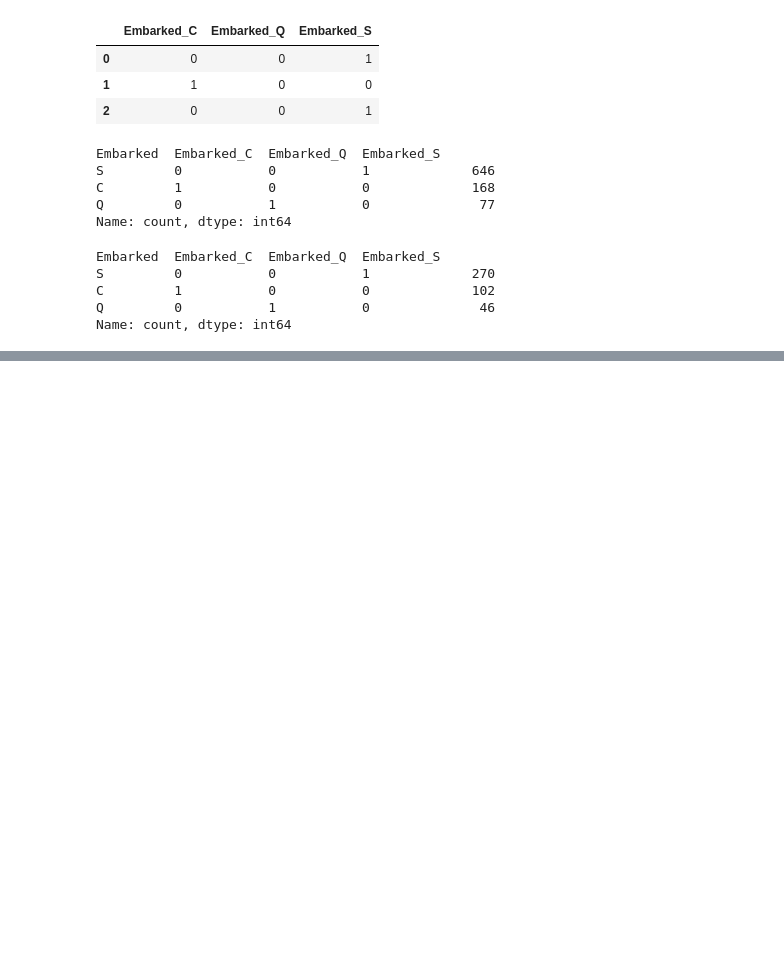
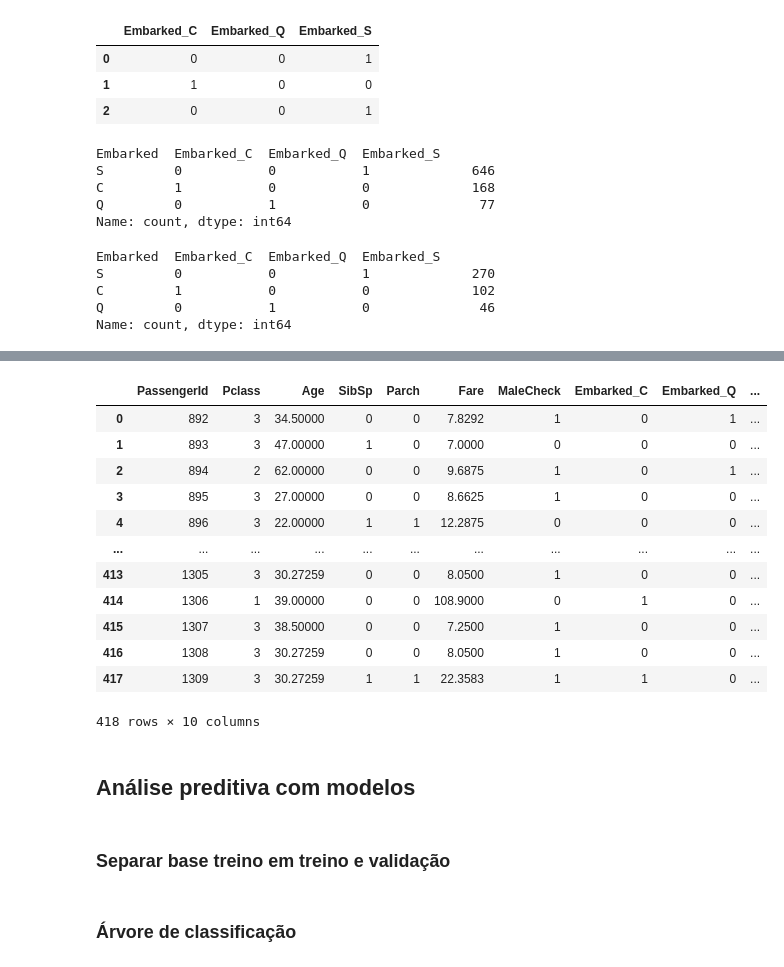
Before and after one commit to gluna777/analise_titanic, a Jupyter notebook: analise_titanic2.ipynb, the cells around one changed output, grey strips where cells are left out. Cells and saved outputs as stored; diff of their text form; code cells hidden in the pictures; blank space fills up the shorter version.

Commit message:
Análise preditiva utilizando modelos

```diff
--- a/analise_titanic2.ipynb
+++ b/analise_titanic2.ipynb
@@ -137,0 +175,22 @@ Name: count, dtype: int64
+# %%
+# Eliminação colunas tratadas
+teste = teste.drop(['Sex', 'Embarked'], axis=1)
+teste
+# %% [output]
+|  | PassengerId | Pclass | Age | SibSp | Parch | Fare | MaleCheck | Embarked_C | Embarked_Q | ... |
+| 0 | 892 | 3 | 34.50000 | 0 | 0 | 7.8292 | 1 | 0 | 1 | ... |
+| 1 | 893 | 3 | 47.00000 | 1 | 0 | 7.0000 | 0 | 0 | 0 | ... |
+| 2 | 894 | 2 | 62.00000 | 0 | 0 | 9.6875 | 1 | 0 | 1 | ... |
+| 3 | 895 | 3 | 27.00000 | 0 | 0 | 8.6625 | 1 | 0 | 0 | ... |
+| 4 | 896 | 3 | 22.00000 | 1 | 1 | 12.2875 | 0 | 0 | 0 | ... |
+| ... | ... | ... | ... | ... | ... | ... | ... | ... | ... | ... |
+| 413 | 1305 | 3 | 30.27259 | 0 | 0 | 8.0500 | 1 | 0 | 0 | ... |
+| 414 | 1306 | 1 | 39.00000 | 0 | 0 | 108.9000 | 0 | 1 | 0 | ... |
+| 415 | 1307 | 3 | 38.50000 | 0 | 0 | 7.2500 | 1 | 0 | 0 | ... |
+| 416 | 1308 | 3 | 30.27259 | 0 | 0 | 8.0500 | 1 | 0 | 0 | ... |
+| 417 | 1309 | 3 | 30.27259 | 1 | 1 | 22.3583 | 1 | 1 | 0 | ... |
+418 rows × 10 columns
+# %% [markdown]
+## Análise preditiva com modelos
+# %% [markdown]
+### Separar base treino em treino e validação
@@ -137,0 +207,2 @@ Name: count, dtype: int64
+# %% [markdown]
+### Árvore de classificação
```
Also changed, not shown: parts of 32 cells of this notebook.
